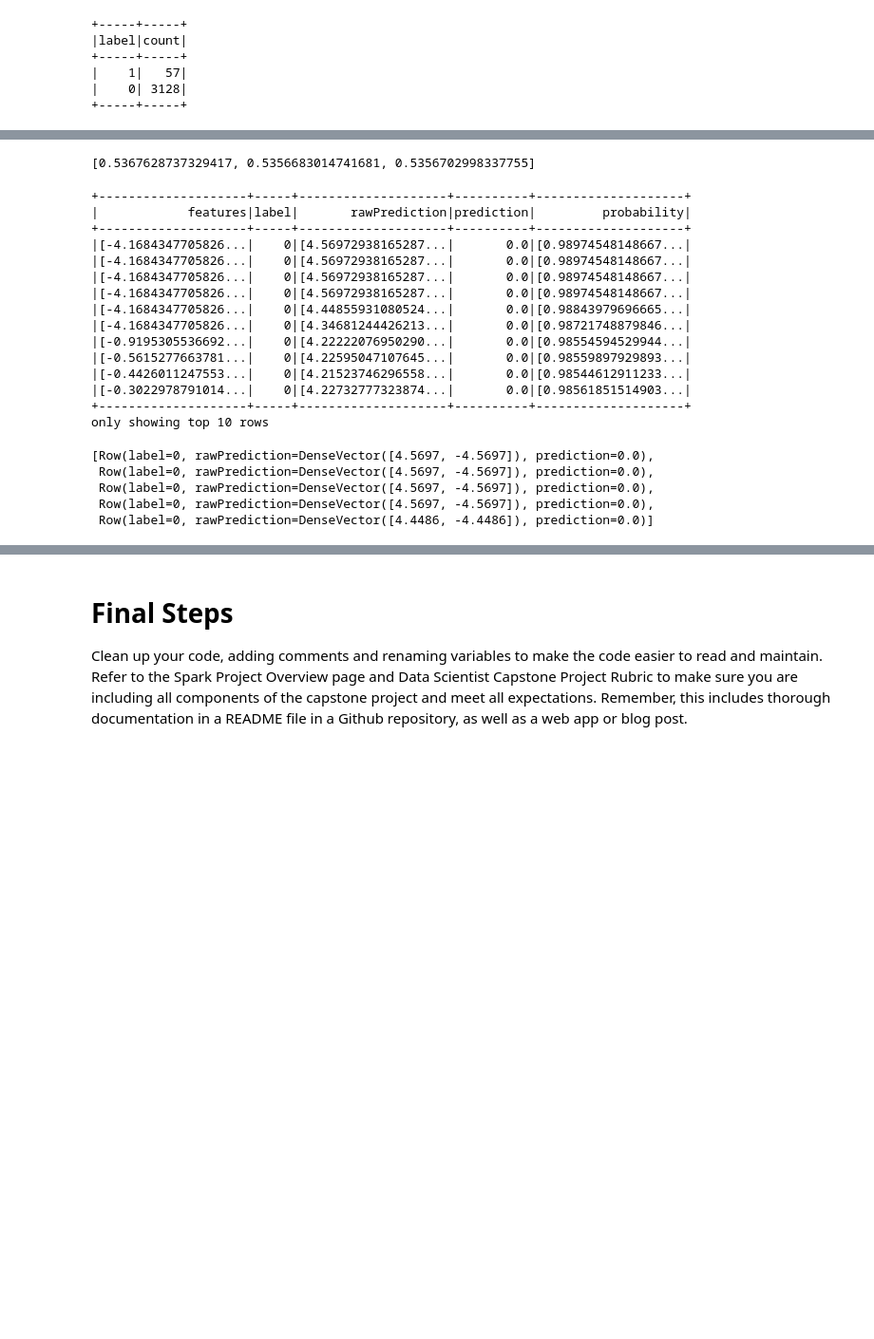
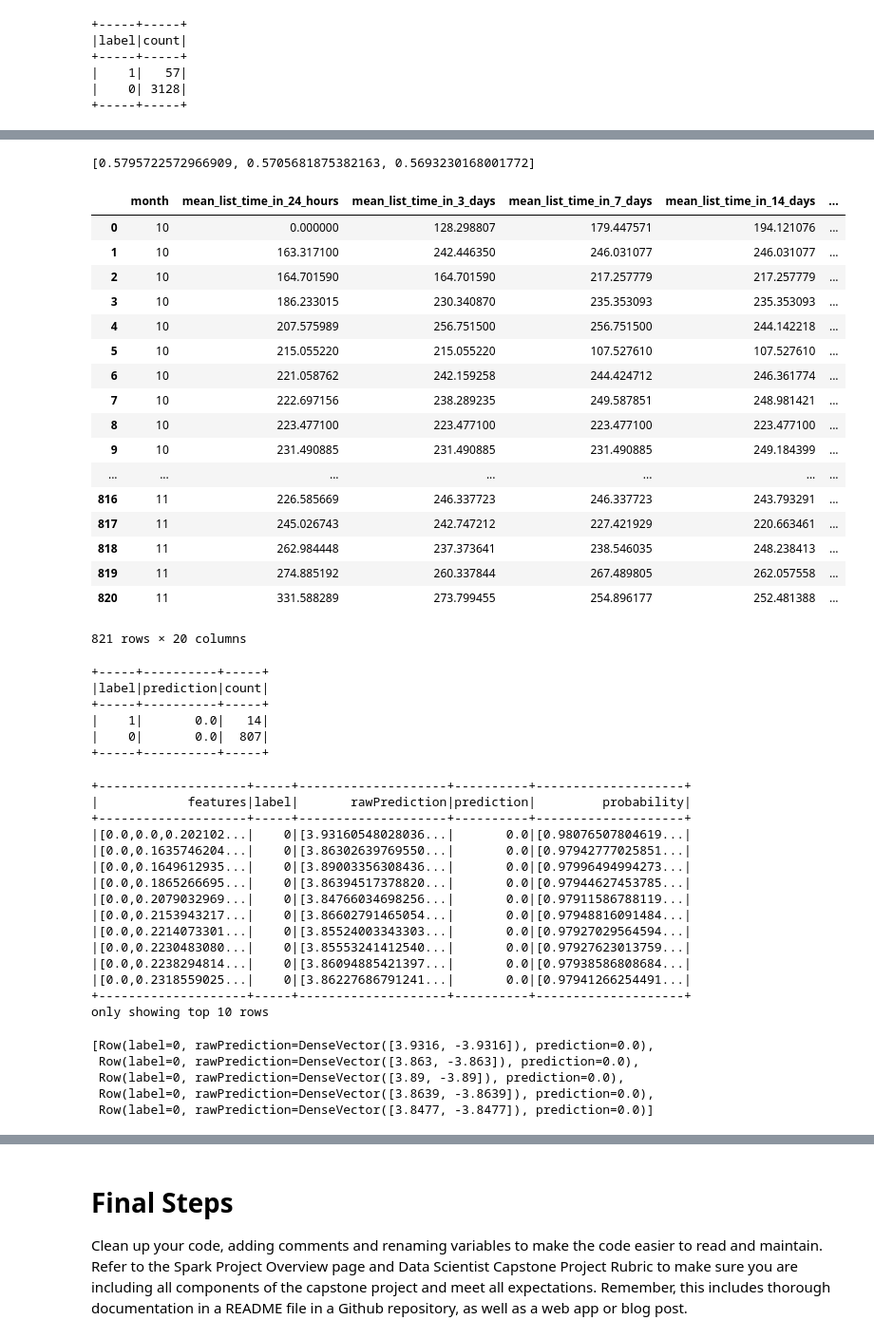
Before and after one commit to tarcisobraz/sparkify-churn-prediction, a Jupyter notebook: Sparkify.ipynb, the cells around one changed output, grey strips where cells are left out. Shown at 95% size. Saved outputs shown, nothing was run; the diff lists cells and outputs as text; code cells hidden in the pictures; blank space fills up the shorter version.

```diff
--- a/Sparkify.ipynb
+++ b/Sparkify.ipynb
@@ -870,0 +853,11 @@ model_1_df.take(5)
+# %%
+columns_to_scale = ['month','mean_list_time_in_24_hours','mean_list_time_in_3_days',
+                    'mean_list_time_in_7_days','mean_list_time_in_14_days']
+
+base_assemblers = [VectorAssembler(inputCols=[col], outputCol=col + "_vec") for col in columns_to_scale]
+scalers = [MinMaxScaler(inputCol=col + "_vec", outputCol=col + "_scaled") for col in columns_to_scale]
+final_assembler = VectorAssembler(inputCols=[col + "_scaled" for col in columns_to_scale], outputCol="features")
+
+#model_1_df = assembler.transform(model_1_df)
+#scaler_model = scaler.fit(model_1_df)
+#model_1_df = model_1_df.select(['raw_features','label'])
@@ -884,4 +881,4 @@ train, test, validation = model_1_df.randomSplit([0.6, 0.25, 0.15], seed=199)
 # %%
 lr = LogisticRegression(maxIter=10, regParam=0.0, elasticNetParam=0)
 # %%
-pipeline = Pipeline(stages=[scaler, lr])
+pipeline = Pipeline(stages=base_assemblers + scalers + [final_assembler, lr])
@@ -904,25 +925,55 @@ Wall time: 24.8 s
 # %%
 cvModel.avgMetrics
 # %% [output]
-[0.5367628737329417, 0.5356683014741681, 0.5356702998337755]
+[0.5795722572966909, 0.5705681875382163, 0.5693230168001772]
 # %%
 test_preds = cvModel.transform(test)
+# %%
+test_preds.toPandas()
+# %% [output]
+|  | month | mean_list_time_in_24_hours | mean_list_time_in_3_days | mean_list_time_in_7_days | mean_list_time_in_14_days | ... |
+| 0 | 10 | 0.000000 | 128.298807 | 179.447571 | 194.121076 | ... |
+| 1 | 10 | 163.317100 | 242.446350 | 246.031077 | 246.031077 | ... |
+| 2 | 10 | 164.701590 | 164.701590 | 217.257779 | 217.257779 | ... |
+| 3 | 10 | 186.233015 | 230.340870 | 235.353093 | 235.353093 | ... |
+| 4 | 10 | 207.575989 | 256.751500 | 256.751500 | 244.142218 | ... |
+| 5 | 10 | 215.055220 | 215.055220 | 107.527610 | 107.527610 | ... |
+| 6 | 10 | 221.058762 | 242.159258 | 244.424712 | 246.361774 | ... |
+| 7 | 10 | 222.697156 | 238.289235 | 249.587851 | 248.981421 | ... |
+| 8 | 10 | 223.477100 | 223.477100 | 223.477100 | 223.477100 | ... |
+| 9 | 10 | 231.490885 | 231.490885 | 231.490885 | 249.184399 | ... |
+| ... | ... | ... | ... | ... | ... | ... |
+| 816 | 11 | 226.585669 | 246.337723 | 246.337723 | 243.793291 | ... |
+| 817 | 11 | 245.026743 | 242.747212 | 227.421929 | 220.663461 | ... |
+| 818 | 11 | 262.984448 | 237.373641 | 238.546035 | 248.238413 | ... |
+| 819 | 11 | 274.885192 | 260.337844 | 267.489805 | 262.057558 | ... |
+| 820 | 11 | 331.588289 | 273.799455 | 254.896177 | 252.481388 | ... |
+821 rows × 20 columns
+# %%
+test_preds.groupby('label', 'prediction').count().show()
+# %% [output]
++-----+----------+-----+
+|label|prediction|count|
++-----+----------+-----+
+|    1|       0.0|   14|
+|    0|       0.0|  807|
++-----+----------+-----+
 # %%
 test_preds.select('features', 'label', 'rawPrediction', 'prediction', 'probability').show(10)
 # %% [output]
 +--------------------+-----+--------------------+----------+--------------------+
 |            features|label|       rawPrediction|prediction|         probability|
 +--------------------+-----+--------------------+----------+--------------------+
-|[-4.1684347705826...|    0|[4.56972938165287...|       0.0|[0.98974548148667...|
-|[-4.1684347705826...|    0|[4.56972938165287...|       0.0|[0.98974548148667...|
-|[-4.1684347705826...|    0|[4.56972938165287...|       0.0|[0.98974548148667...|
-|[-4.1684347705826...|    0|[4.56972938165287...|       0.0|[0.98974548148667...|
-|[-4.1684347705826...|    0|[4.44855931080524...|       0.0|[0.98843979696665...|
-|[-4.1684347705826...|    0|[4.34681244426213...|       0.0|[0.98721748879846...|
-|[-0.9195305536692...|    0|[4.22222076950290...|       0.0|[0.98554594529944...|
-|[-0.5615277663781...|    0|[4.22595047107645...|       0.0|[0.98559897929893...|
-|[-0.4426011247553...|    0|[4.21523746296558...|       0.0|[0.98544612911233...|
-|[-0.3022978791014...|    0|[4.22732777323874...|       0.0|[0.98561851514903...|
+|[0.0,0.0,0.202102...|    0|[3.93160548028036...|       0.0|[0.98076507804619...|
+|[0.0,0.1635746204...|    0|[3.86302639769550...|       0.0|[0.97942777025851...|
+|[0.0,0.1649612935...|    0|[3.89003356308436...|       0.0|[0.97996494994273...|
+|[0.0,0.1865266695...|    0|[3.86394517378820...|       0.0|[0.97944627453785...|
+|[0.0,0.2079032969...|    0|[3.84766034698256...|       0.0|[0.97911586788119...|
+|[0.0,0.2153943217...|    0|[3.86602791465054...|       0.0|[0.97948816091484...|
+|[0.0,0.2214073301...|    0|[3.85524003343303...|       0.0|[0.97927029564594...|
+|[0.0,0.2230483080...|    0|[3.85553241412540...|       0.0|[0.97927623013759...|
+|[0.0,0.2238294814...|    0|[3.86094885421397...|       0.0|[0.97938586808684...|
+|[0.0,0.2318559025...|    0|[3.86227686791241...|       0.0|[0.97941266254491...|
 +--------------------+-----+--------------------+----------+--------------------+
 only showing top 10 rows
 # %%
@@ -930,11 +981,11 @@ predictionAndLabels = test_preds.select("label", "rawPrediction","prediction")
 # %%
 predictionAndLabels.take(5)
 # %% [output]
-[Row(label=0, rawPrediction=DenseVector([4.5697, -4.5697]), prediction=0.0),
- Row(label=0, rawPrediction=DenseVector([4.5697, -4.5697]), prediction=0.0),
- Row(label=0, rawPrediction=DenseVector([4.5697, -4.5697]), prediction=0.0),
- Row(label=0, rawPrediction=DenseVector([4.5697, -4.5697]), prediction=0.0),
- Row(label=0, rawPrediction=DenseVector([4.4486, -4.4486]), prediction=0.0)]
+[Row(label=0, rawPrediction=DenseVector([3.9316, -3.9316]), prediction=0.0),
+ Row(label=0, rawPrediction=DenseVector([3.863, -3.863]), prediction=0.0),
+ Row(label=0, rawPrediction=DenseVector([3.89, -3.89]), prediction=0.0),
+ Row(label=0, rawPrediction=DenseVector([3.8639, -3.8639]), prediction=0.0),
+ Row(label=0, rawPrediction=DenseVector([3.8477, -3.8477]), prediction=0.0)]
 # %%
 evaluatorMulti = MulticlassClassificationEvaluator(labelCol="label", predictionCol="prediction")
 # %%
```
Also changed, not shown: parts of 49 cells of this notebook.
